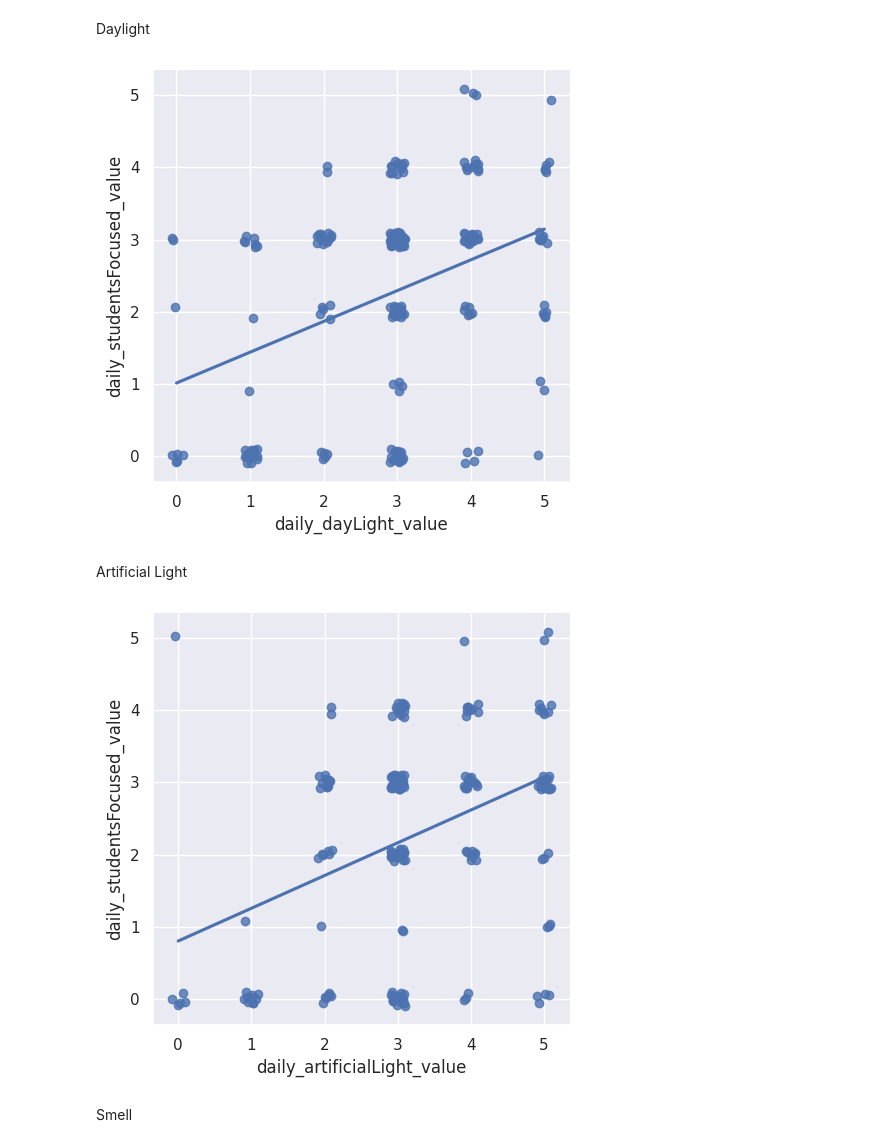
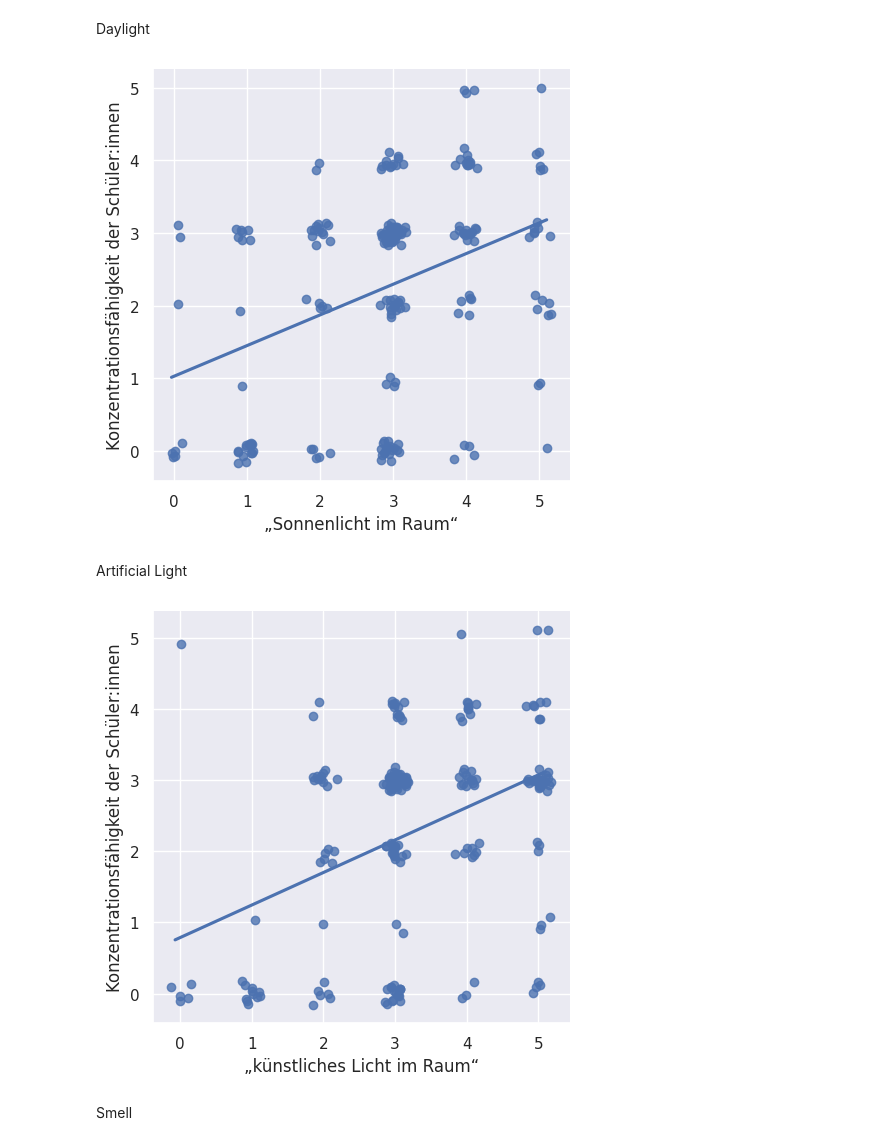
Before and after one commit to tug-cps/SchoolFeedback, a Jupyter notebook: notebooks/data_analysis.ipynb, the cells around one changed output. Drawn from its saved outputs; the diff is of its cells as text; code cells hidden in the pictures.

Commit message:
changed plots to german

```diff
--- a/notebooks/data_analysis.ipynb
+++ b/notebooks/data_analysis.ipynb
@@ -72,14 +70,17 @@ x = Jitter(feedback_df['daily_dayLight_value'],0.1)
 y = Jitter(feedback_df['daily_studentsFocused_value'],0.1)
 # fig = plt.scatter(x,y, alpha=0.5, color='brown')
 
-# plt.ylabel('daily_studentsFocused_value')
-# plt.xlabel('daily_dayLight_value')
+feedback_df['„Sonnenlicht im Raum“'] = x
+feedback_df['Konzentrationsfähigkeit der Schüler:innen'] = y
+
+# plt.ylabel('Konzentrationsfähigkeit derSchüler:innen')
+# plt.xlabel('„Sonnenlicht im Raum“')
 # plt.savefig("../plots/daily_studentsFocused_value/daylight.png",bbox_inches='tight')
 # %%
-fig=sns.lmplot(x='daily_dayLight_value', y='daily_studentsFocused_value', data=feedback_df, ci=None, x_jitter=0.1,y_jitter=0.1)
+fig=sns.lmplot(x='„Sonnenlicht im Raum“', y='Konzentrationsfähigkeit der Schüler:innen', data=feedback_df, ci=None, x_jitter=0.1,y_jitter=0.1)
 fig.savefig("../plots/daily_studentsFocused_value/daylight.png",bbox_inches='tight')
 # %% [output]
-[figure, old version]
+[figure, new version]
 # %% [markdown]
 Artificial Light
 # %%
@@ -93,10 +97,10 @@ y1 = Jitter(feedback_df['daily_studentsFocused_value'],0.1)
 # plt.ylabel('daily_studentsFocused_value')
 # plt.savefig("../plots/daily_studentsFocused_value/artificial_light.png",bbox_inches='tight')
 # %%
-fig=sns.lmplot(x='daily_artificialLight_value', y='daily_studentsFocused_value', data=feedback_df, ci=None, x_jitter=0.1,y_jitter=0.1)
+fig=sns.lmplot(x='„künstliches Licht im Raum“', y='Konzentrationsfähigkeit der Schüler:innen', data=feedback_df, ci=None, x_jitter=0.1,y_jitter=0.1)
 fig.savefig("../plots/daily_studentsFocused_value/artificial_light.png",bbox_inches='tight')
 # %% [output]
-[figure, old version]
+[figure, new version]
 # %% [markdown]
 Smell
 # %%
```
Also changed, not shown: parts of 23 cells of this notebook, 1 other file.
